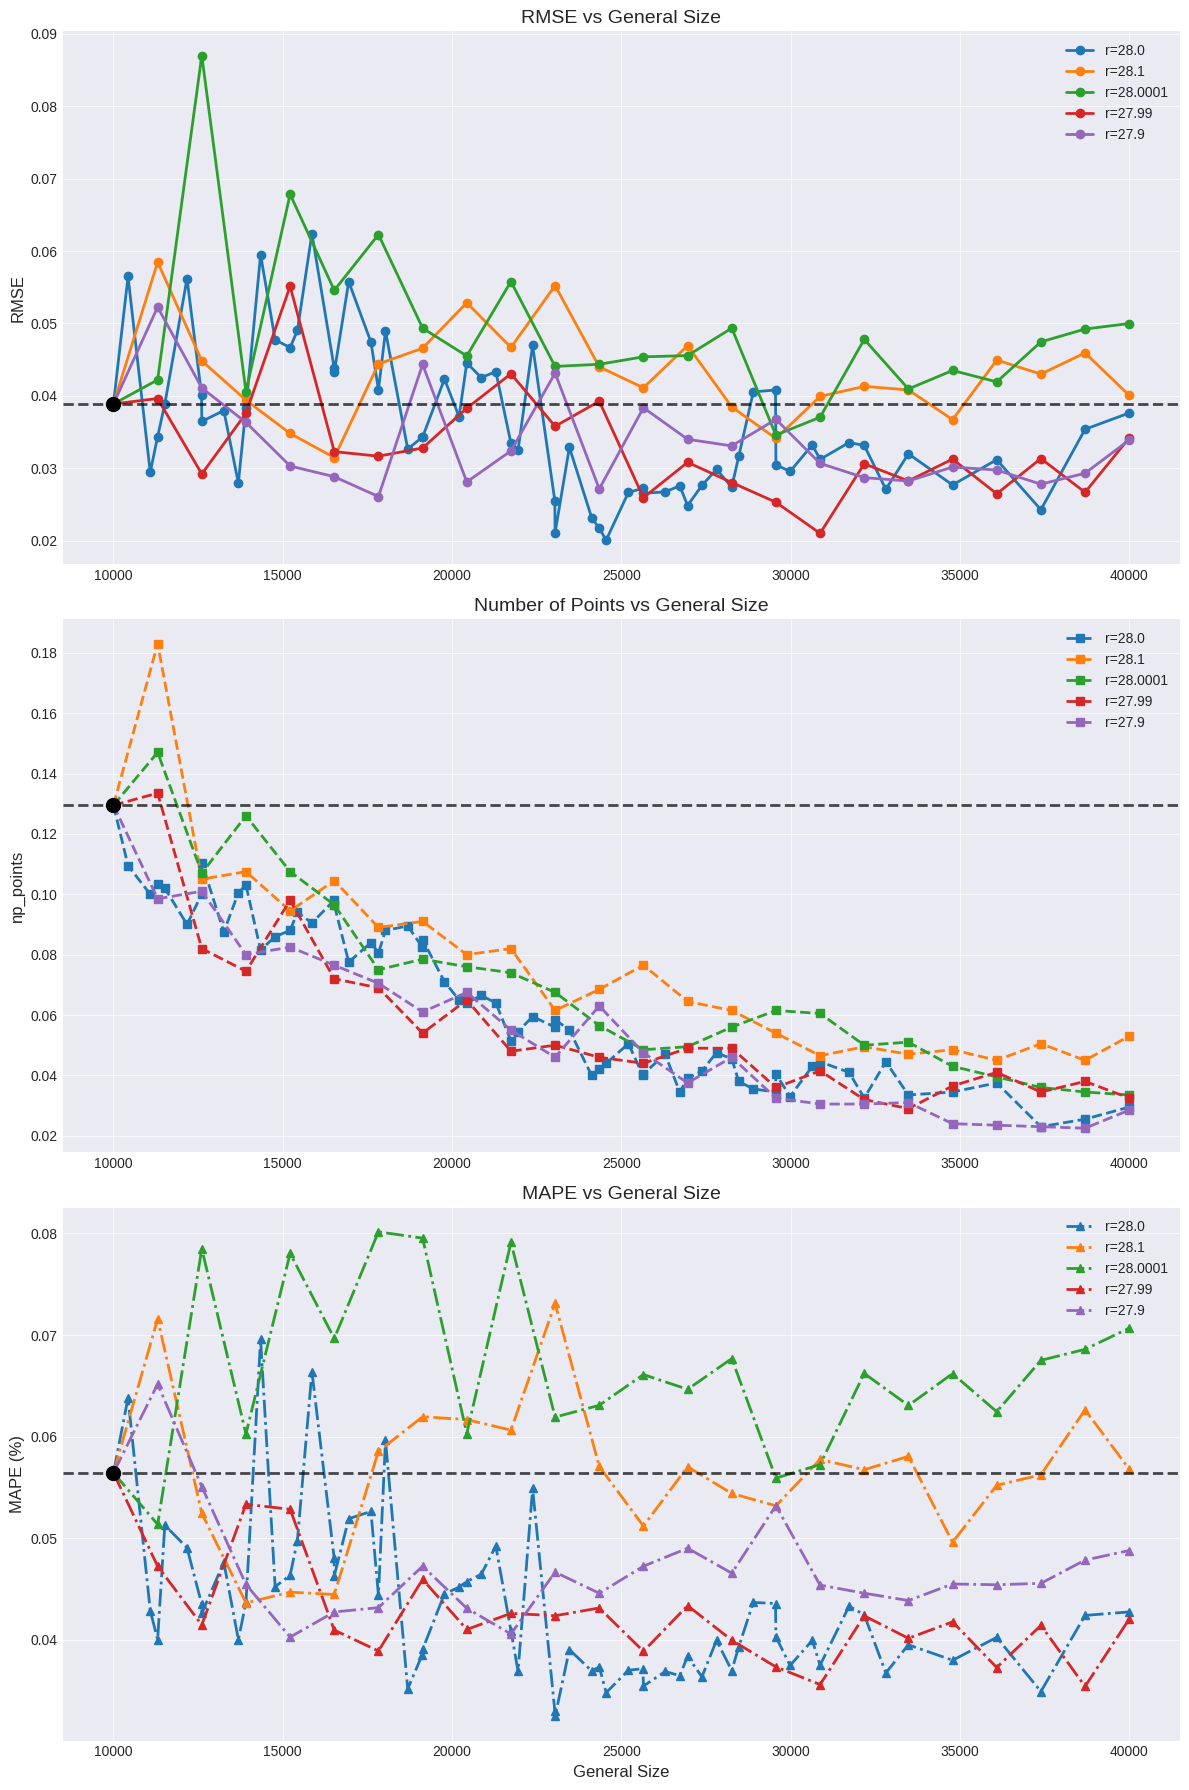
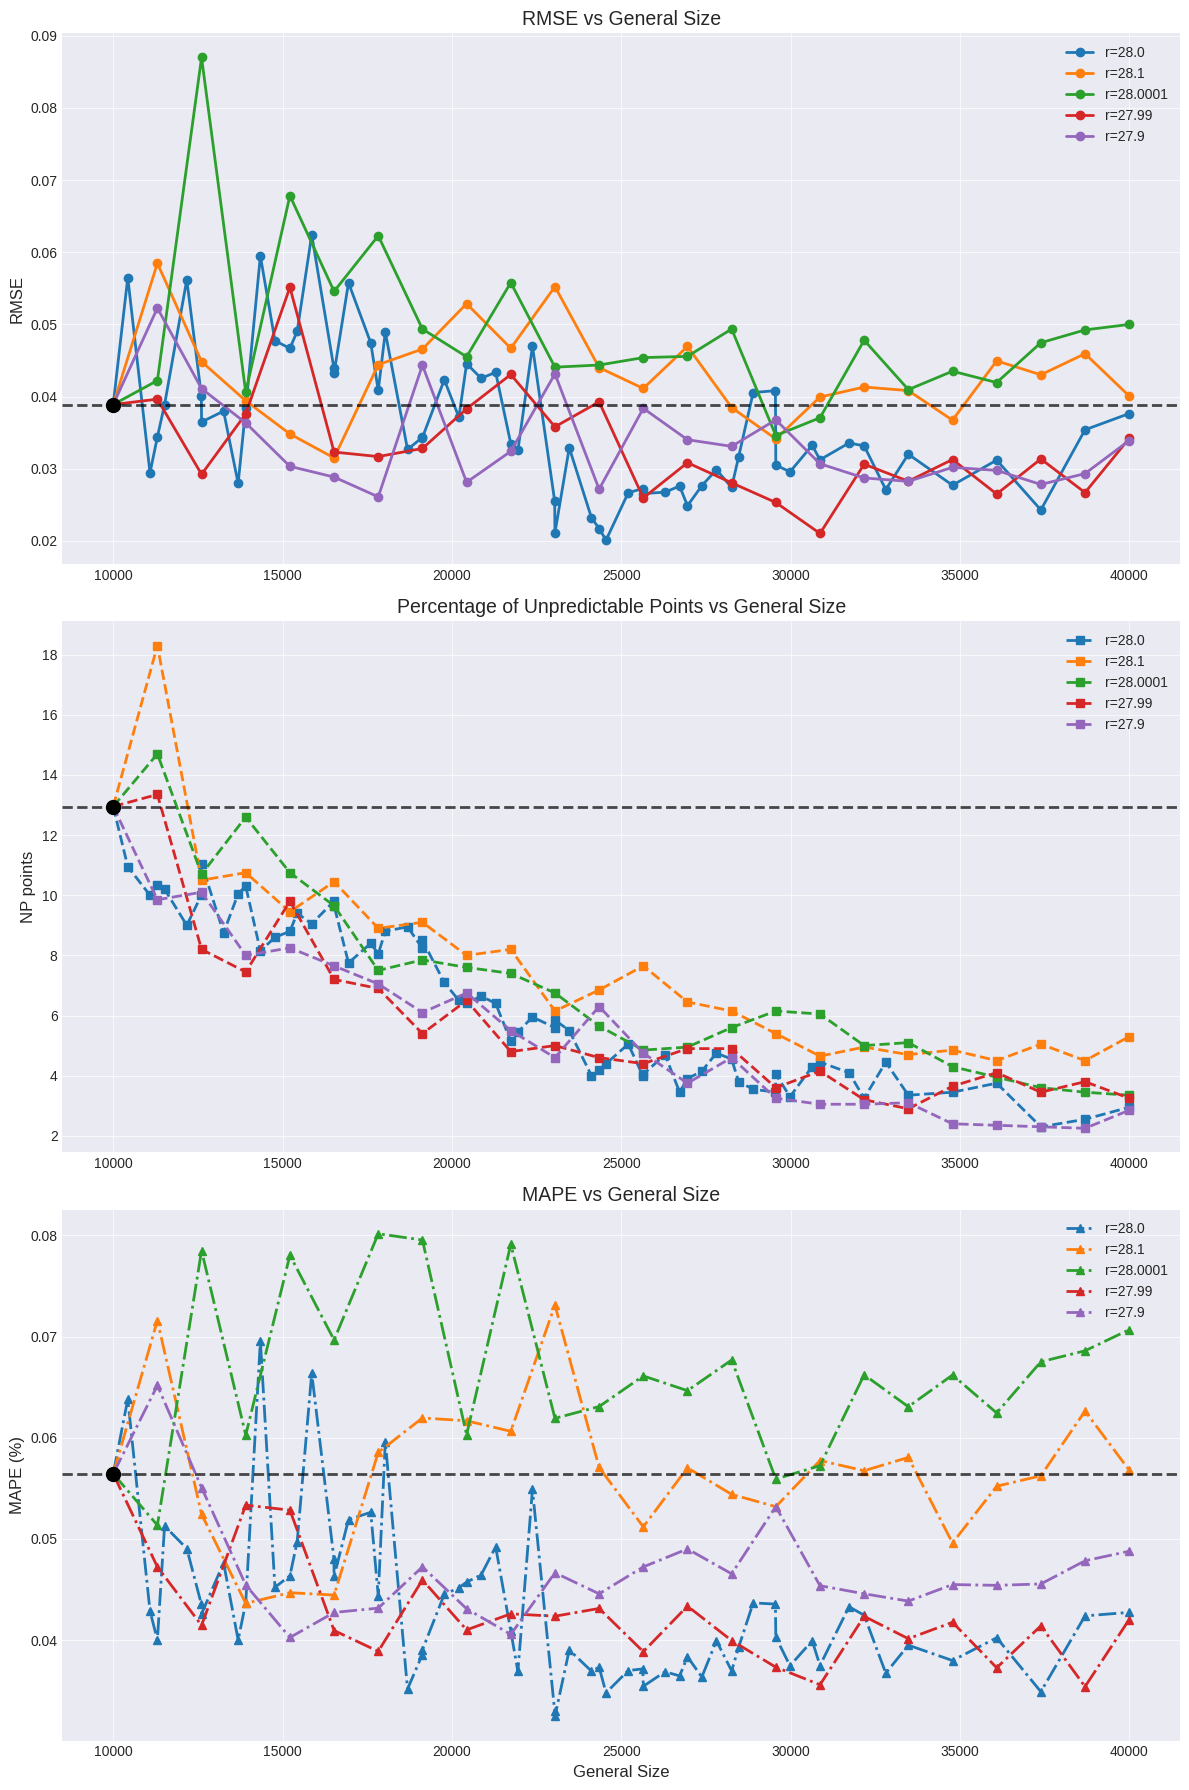
The notebook cell's code change between the first figure and the second:
--- before
+++ after
@@ -17,4 +17,5 @@
     ]
 )
+df['np_points']=df['np_points']*100
 # Уникальные значения отклонений
 deviations = df['deviation'].unique()
@@ -82,6 +83,6 @@
 plt.plot(reference_point['general_size'], reference_point['np_points'], 'ko', markersize=10)
 
-plt.title('Number of Points vs General Size', fontsize=14)
-plt.ylabel('np_points', fontsize=12)
+plt.title('Percentage of Unpredictable Points vs General Size', fontsize=14)
+plt.ylabel('NP points', fontsize=12)
 plt.grid(True, alpha=0.7)
 plt.legend()

Commit: best_of_the_best